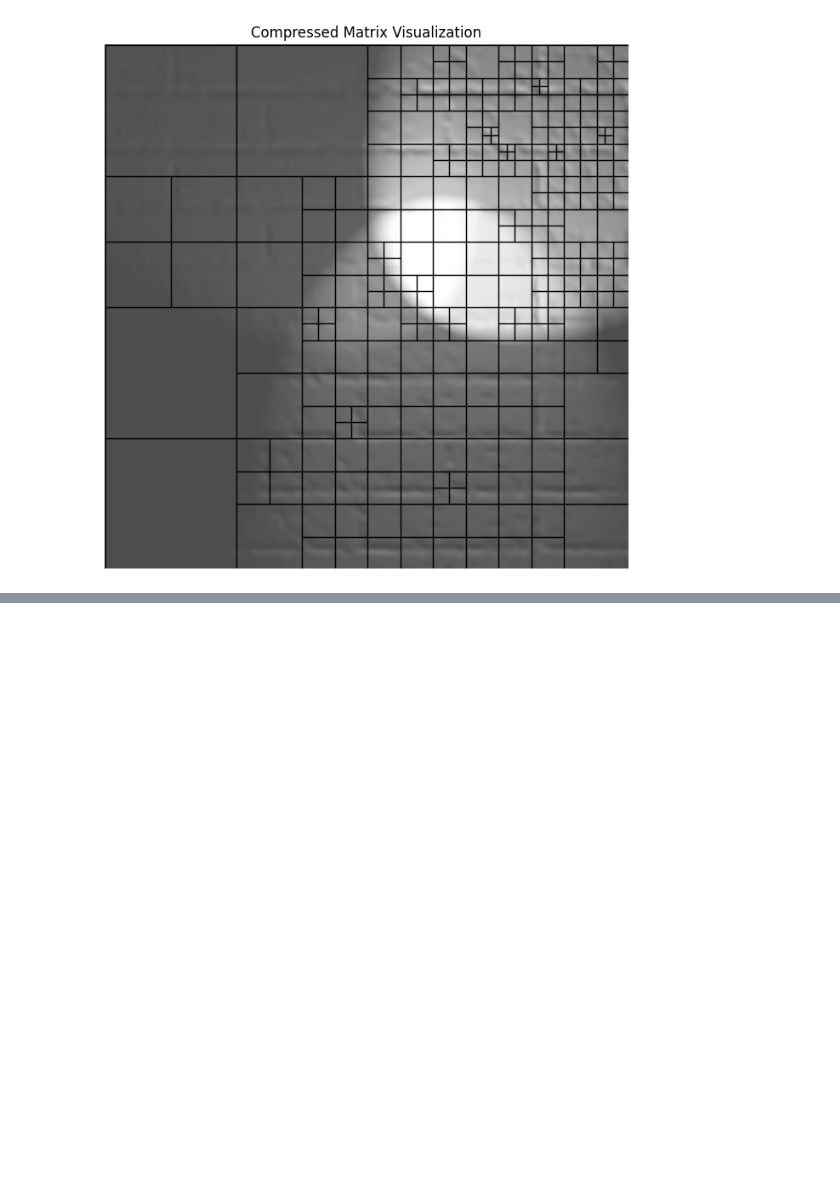
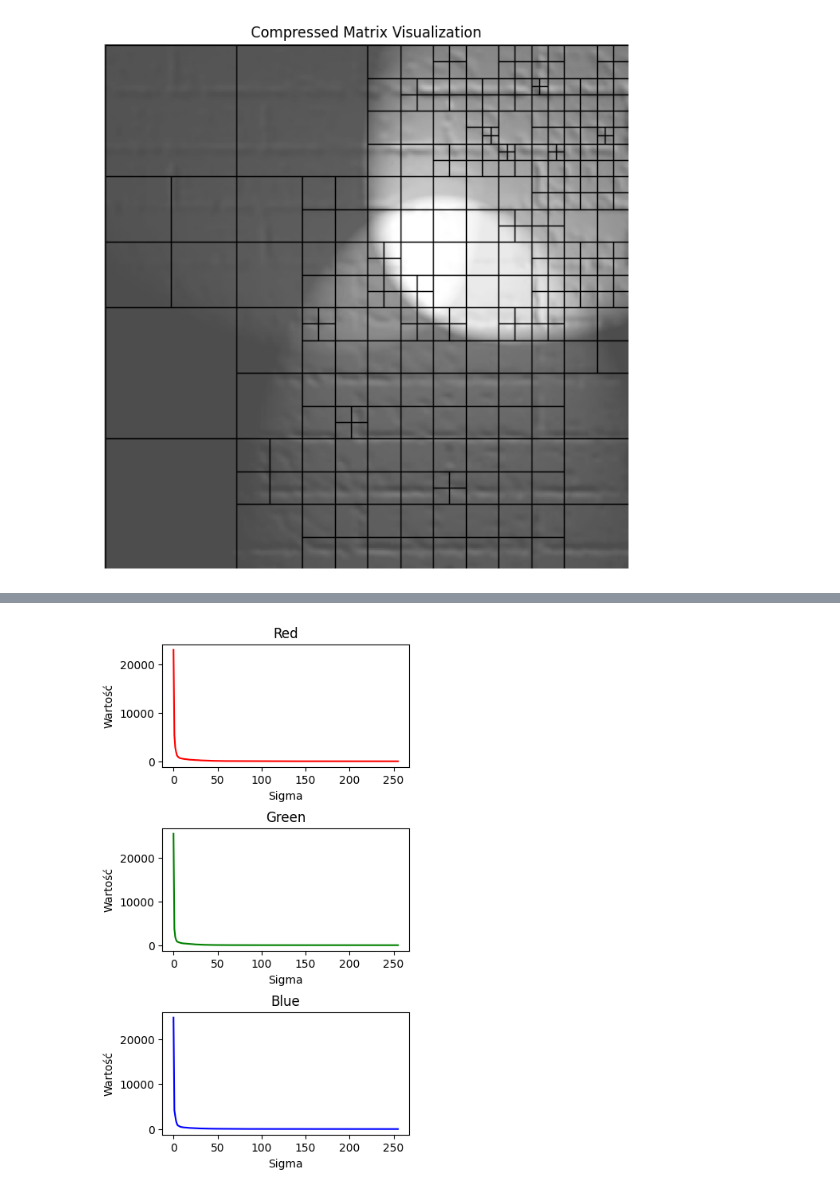
Before and after one commit to mpodmokly/matrix-algorithms, a Jupyter notebook: Zad3/zad3.ipynb, the cells around one changed output, grey strips where cells are left out. Cells and saved outputs as stored; diff of their text form; code cells hidden in the pictures; blank space fills up the shorter version.

```diff
--- a/Zad3/zad3.ipynb
+++ b/Zad3/zad3.ipynb
@@ -226,0 +248,25 @@ visualize_compressed_matrix(matrix, root)
+# %%
+U, SR, Vt = np.linalg.svd(R, full_matrices=False)
+U, SG, Vt = np.linalg.svd(G, full_matrices=False)
+U, SB, Vt = np.linalg.svd(B, full_matrices=False)
+
+fig, axs = plt.subplots(3, 1, figsize=(4, 8))
+axs[0].plot(SR, color="red")
+axs[0].set_title("Red")
+axs[0].set_xlabel("Sigma")
+axs[0].set_ylabel("Wartość")
+
+axs[1].plot(SG, color="green")
+axs[1].set_title("Green")
+axs[1].set_xlabel("Sigma")
+axs[1].set_ylabel("Wartość")
+
+axs[2].plot(SB, color="blue")
+axs[2].set_title("Blue")
+axs[2].set_xlabel("Sigma")
+axs[2].set_ylabel("Wartość")
+
+fig.subplots_adjust(hspace=0.5)
+plt.show()
+# %% [output]
+[figure, added]
```
Also changed, not shown: parts of 1 cell of this notebook, 5 other files.
